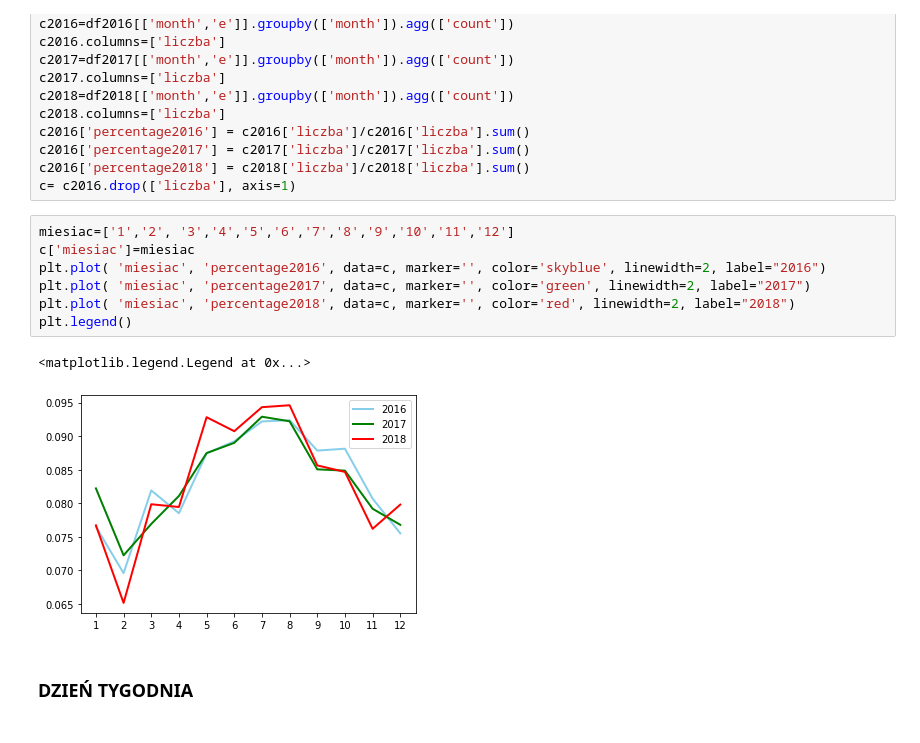
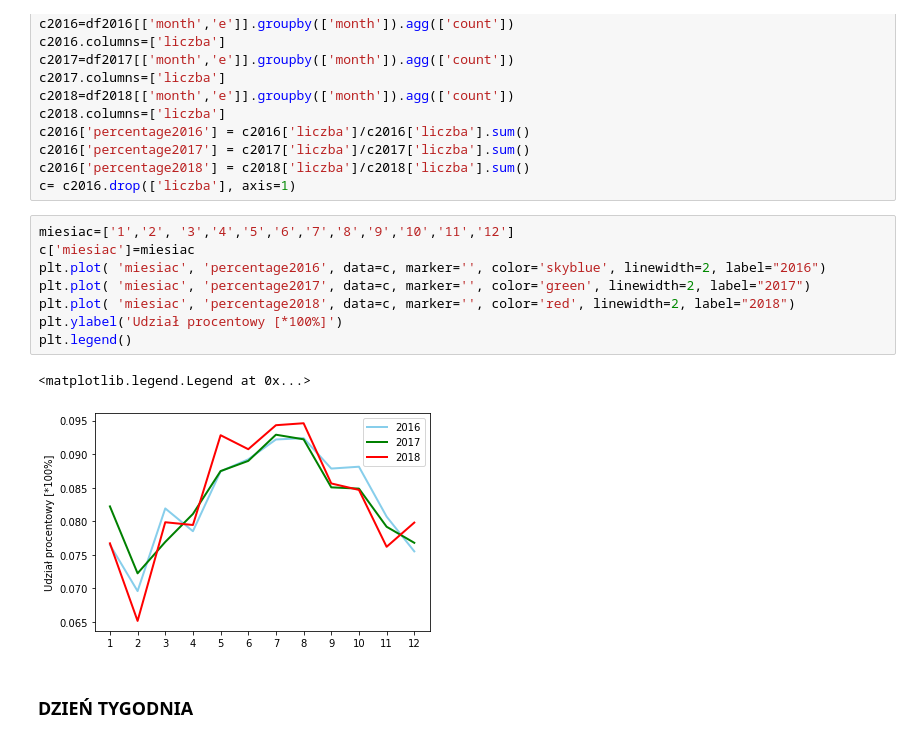
Before and after one commit to Robertus100/SGH_Praca_Magisterska, a Jupyter notebook: Analiza danych.ipynb, the cells around one changed output. Drawn from its saved outputs; the diff is of its cells as text.

```diff
--- a/Analiza danych.ipynb
+++ b/Analiza danych.ipynb
@@ -90,13 +86,14 @@ c= c2016.drop(['liczba'], axis=1)
 # %%
 miesiac=['1','2', '3','4','5','6','7','8','9','10','11','12']
 c['miesiac']=miesiac
 plt.plot( 'miesiac', 'percentage2016', data=c, marker='', color='skyblue', linewidth=2, label="2016")
 plt.plot( 'miesiac', 'percentage2017', data=c, marker='', color='green', linewidth=2, label="2017")
 plt.plot( 'miesiac', 'percentage2018', data=c, marker='', color='red', linewidth=2, label="2018")
+plt.ylabel('Udział procentowy [*100%]')
 plt.legend()
 # %% [output]
 <matplotlib.legend.Legend at 0x...>
-[figure, old version]
+[figure, new version]
 # %% [markdown]
 ### DZIEŃ TYGODNIA
 # %%
```
Also changed, not shown: parts of 4 cells of this notebook, 1 other file.
